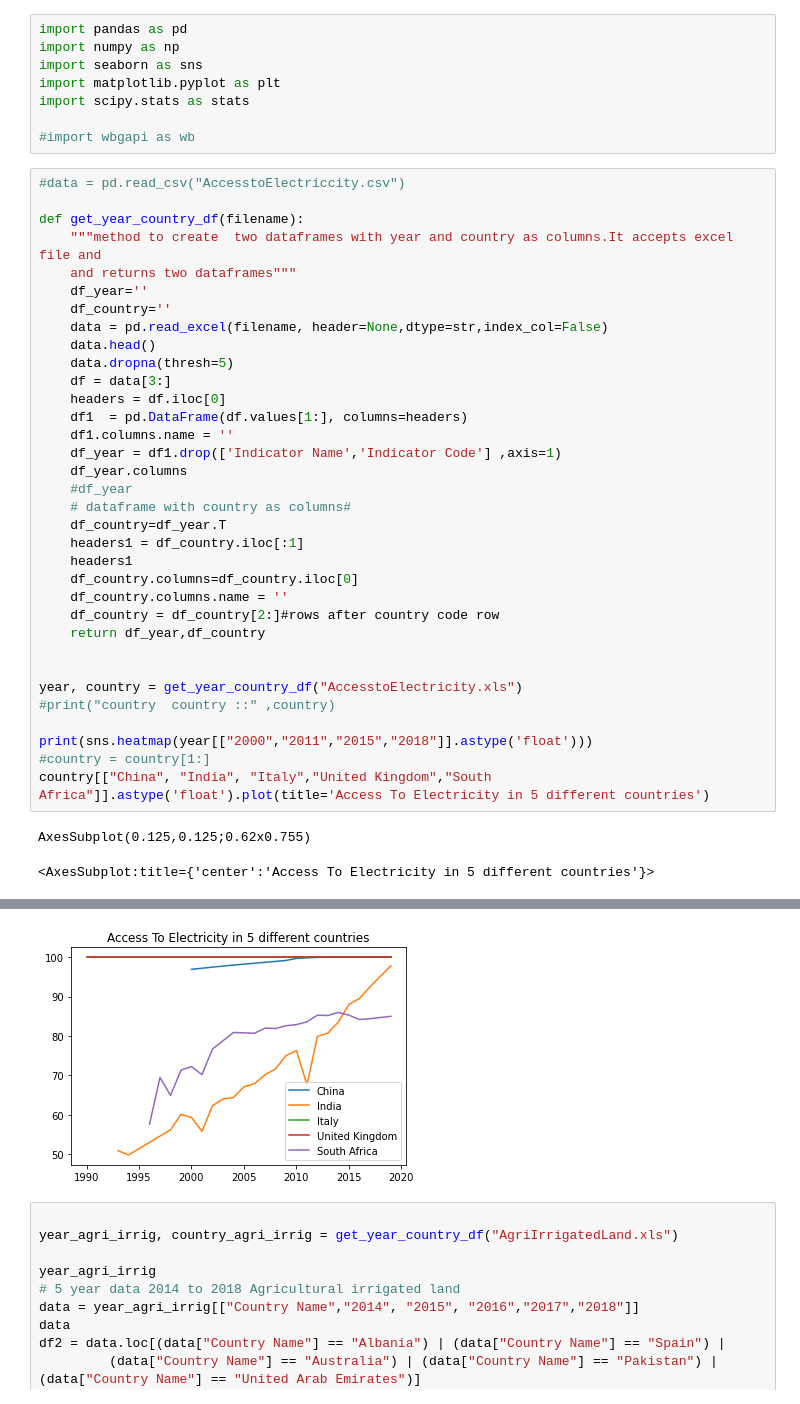
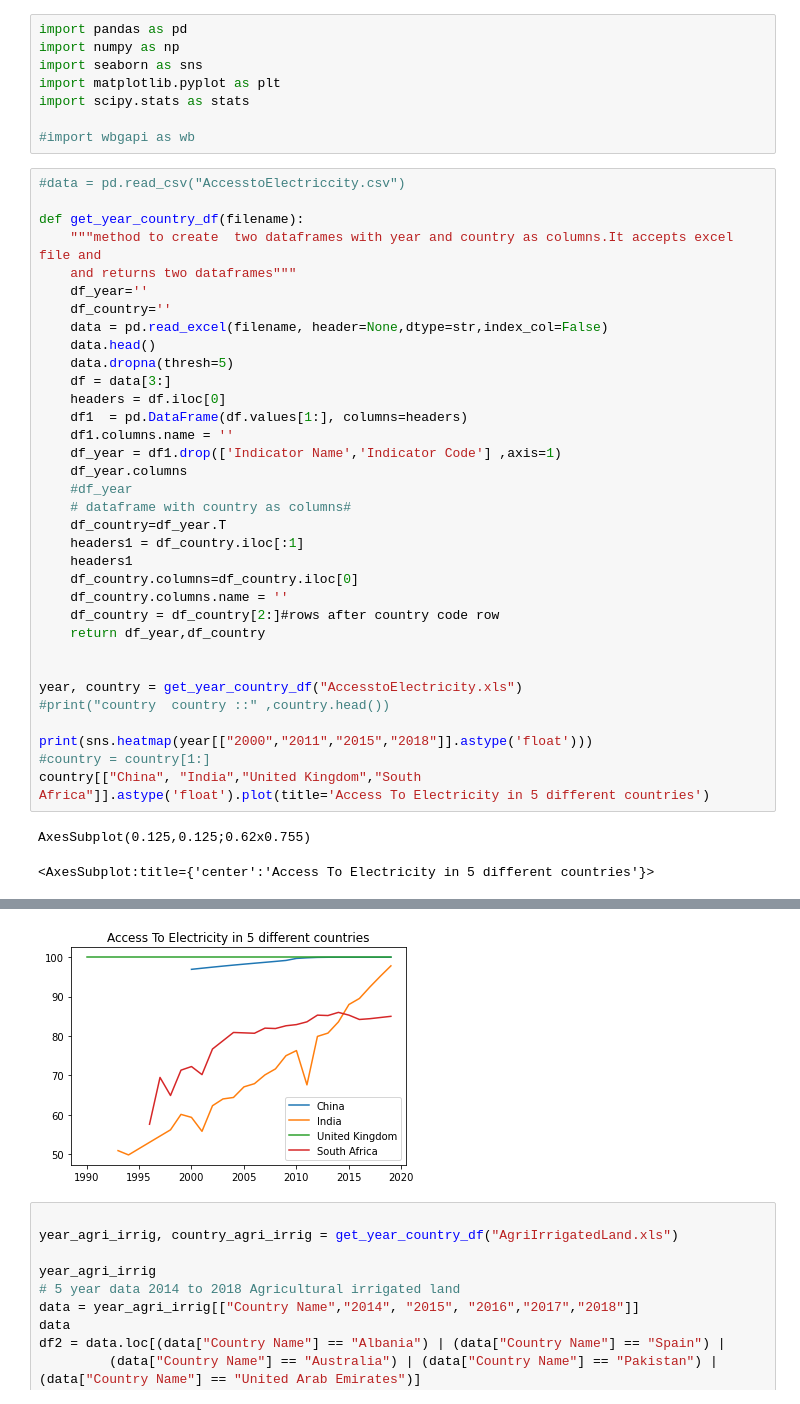
Before and after one commit to SarithaSundaresan/assignment2, a Jupyter notebook: assignment2.ipynb, the cells around one changed output, grey strips where cells are left out. Cells and saved outputs as stored; diff of their text form.

```diff
--- a/assignment2.ipynb
+++ b/assignment2.ipynb
@@ -15,36 +15,36 @@ def get_year_country_df(filename):
     df_year=''
     df_country=''
     data = pd.read_excel(filename, header=None,dtype=str,index_col=False)
     data.head()
     data.dropna(thresh=5)
     df = data[3:]
     headers = df.iloc[0]
     df1  = pd.DataFrame(df.values[1:], columns=headers)
     df1.columns.name = ''
     df_year = df1.drop(['Indicator Name','Indicator Code'] ,axis=1)
     df_year.columns
     #df_year
     # dataframe with country as columns#
     df_country=df_year.T
     headers1 = df_country.iloc[:1]
     headers1
     df_country.columns=df_country.iloc[0]
     df_country.columns.name = ''
     df_country = df_country[2:]#rows after country code row
     return df_year,df_country
 
 
 year, country = get_year_country_df("AccesstoElectricity.xls")
-#print("country  country ::" ,country)
+#print("country  country ::" ,country.head())
 
 print(sns.heatmap(year[["2000","2011","2015","2018"]].astype('float')))
 #country = country[1:]
-country[["China", "India", "Italy","United Kingdom","South Africa"]].astype('float').plot(title='Access To Electricity in 5 different countries')
+country[["China", "India","United Kingdom","South Africa"]].astype('float').plot(title='Access To Electricity in 5 different countries')
 # %% [output]
 AxesSubplot(0.125,0.125;0.62x0.755)
 <AxesSubplot:title={'center':'Access To Electricity in 5 different countries'}>
 [figure]
-[figure, old version]
+[figure, new version]
 # %%
 
 year_agri_irrig, country_agri_irrig = get_year_country_df("AgriIrrigatedLand.xls")
```
Also changed, not shown: parts of 1 cell of this notebook.
